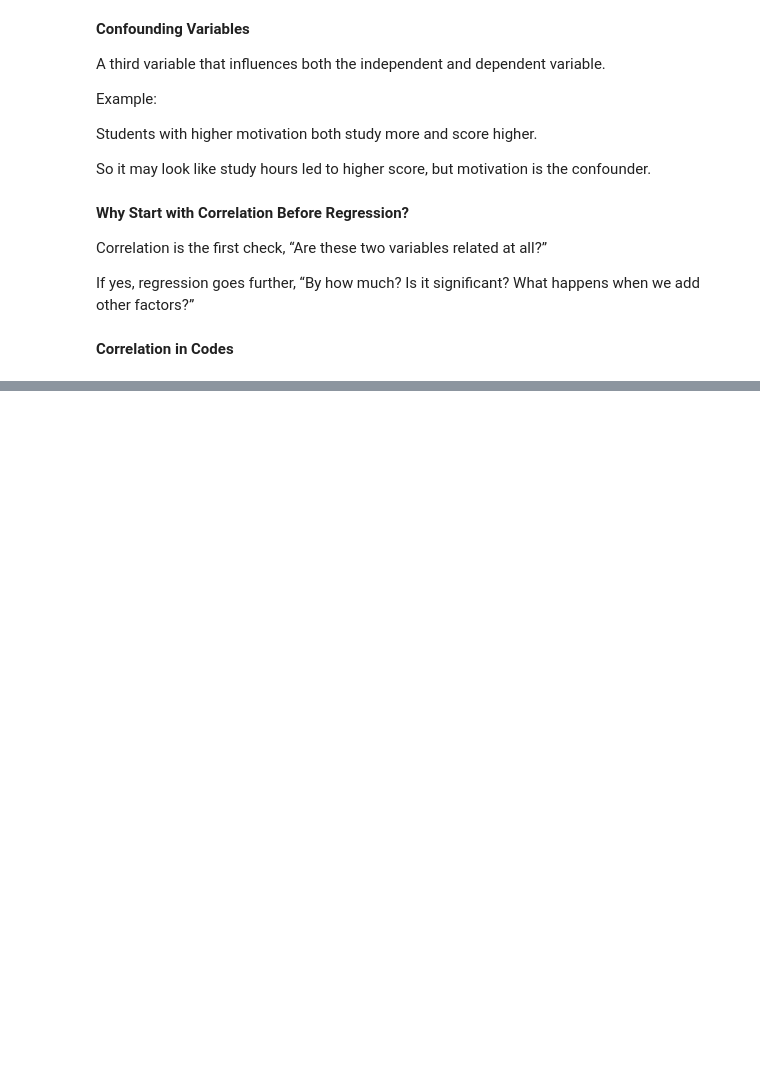
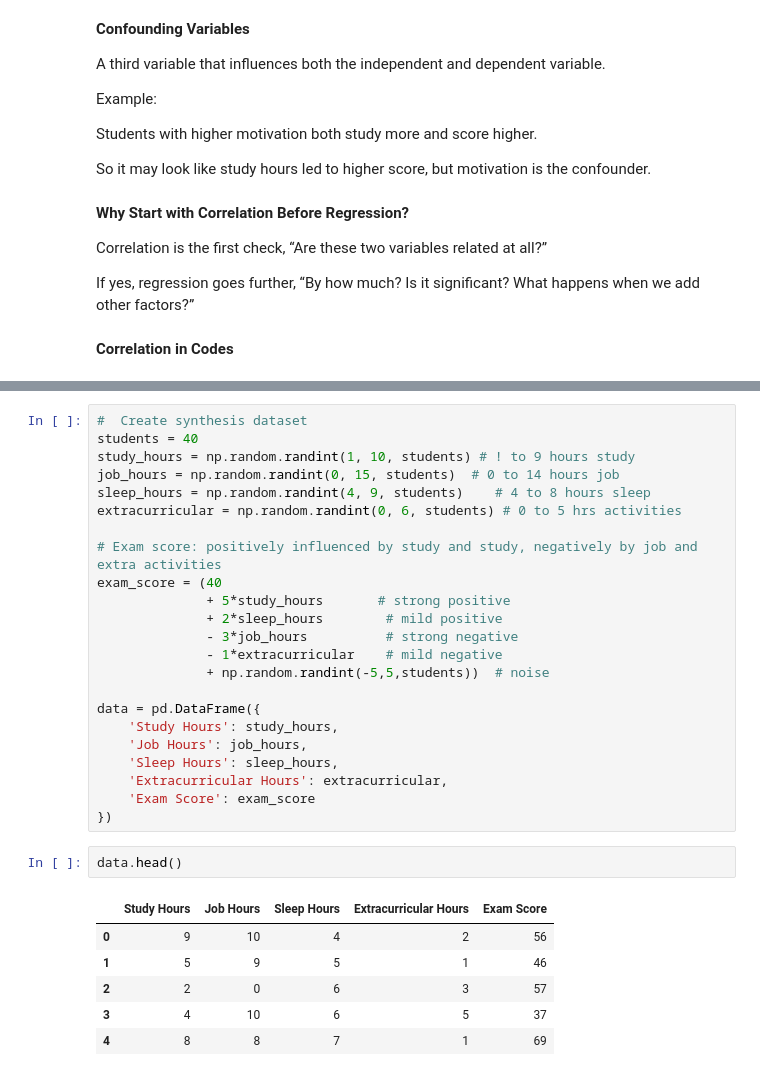
Before and after one commit to Olajcodes/abioye_olajide_tasks, a Jupyter notebook: week_ten/correlation_regression_coding_along.ipynb, the cells around one changed output, grey strips where cells are left out. Saved outputs shown, nothing was run; the diff lists cells and outputs as text; blank space fills up the shorter version.

```diff
--- a/week_ten/correlation_regression_coding_along.ipynb
+++ b/week_ten/correlation_regression_coding_along.ipynb
@@ -133,0 +142,32 @@ If yes,  regression goes further, “By how much? Is it significant? What happen
+# %%
+#  Create synthesis dataset
+students = 40
+study_hours = np.random.randint(1, 10, students) # ! to 9 hours study
+job_hours = np.random.randint(0, 15, students)  # 0 to 14 hours job
+sleep_hours = np.random.randint(4, 9, students)    # 4 to 8 hours sleep
+extracurricular = np.random.randint(0, 6, students) # 0 to 5 hrs activities
+
+# Exam score: positively influenced by study and study, negatively by job and extra activities
+exam_score = (40
+              + 5*study_hours       # strong positive
+              + 2*sleep_hours        # mild positive
+              - 3*job_hours          # strong negative
+              - 1*extracurricular    # mild negative
+              + np.random.randint(-5,5,students))  # noise
+
+data = pd.DataFrame({
+    'Study Hours': study_hours,
+    'Job Hours': job_hours,
+    'Sleep Hours': sleep_hours,
+    'Extracurricular Hours': extracurricular,
+    'Exam Score': exam_score
+})
+# %%
+data.head()
+# %% [output]
+|  | Study Hours | Job Hours | Sleep Hours | Extracurricular Hours | Exam Score |
+| 0 | 9 | 10 | 4 | 2 | 56 |
+| 1 | 5 | 9 | 5 | 1 | 46 |
+| 2 | 2 | 0 | 6 | 3 | 57 |
+| 3 | 4 | 10 | 6 | 5 | 37 |
+| 4 | 8 | 8 | 7 | 1 | 69 |
```
Also changed, not shown: parts of 4 cells of this notebook.
